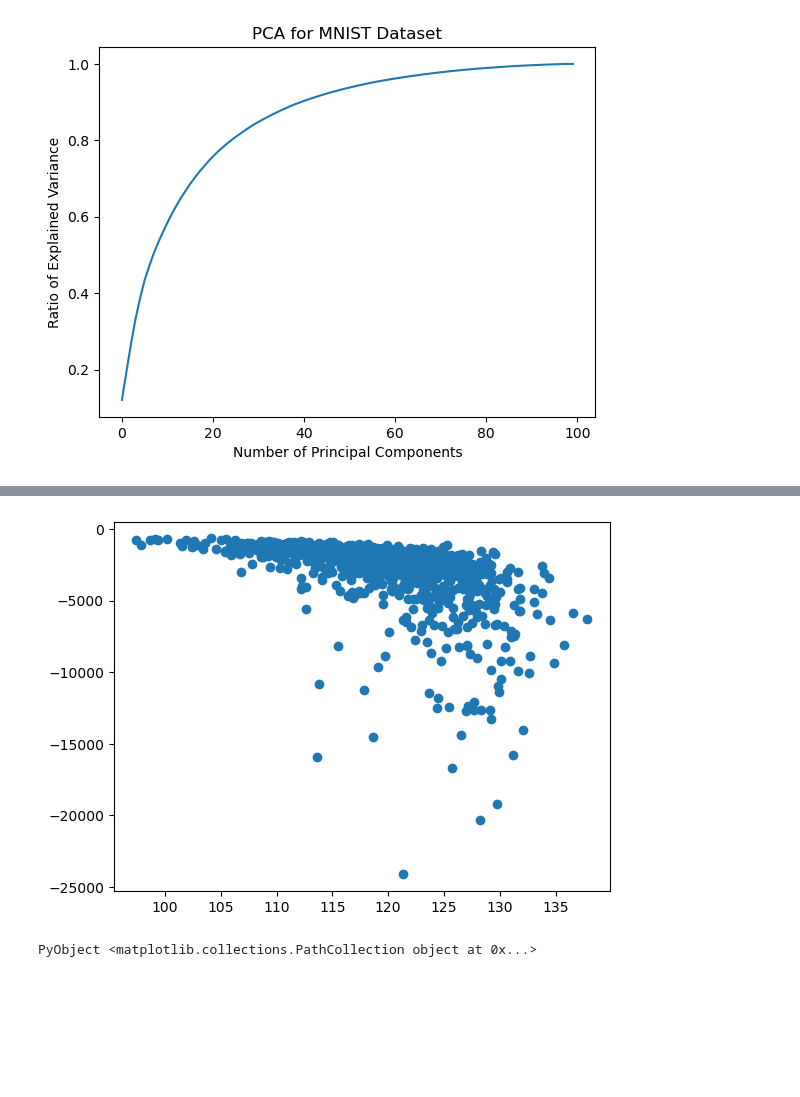
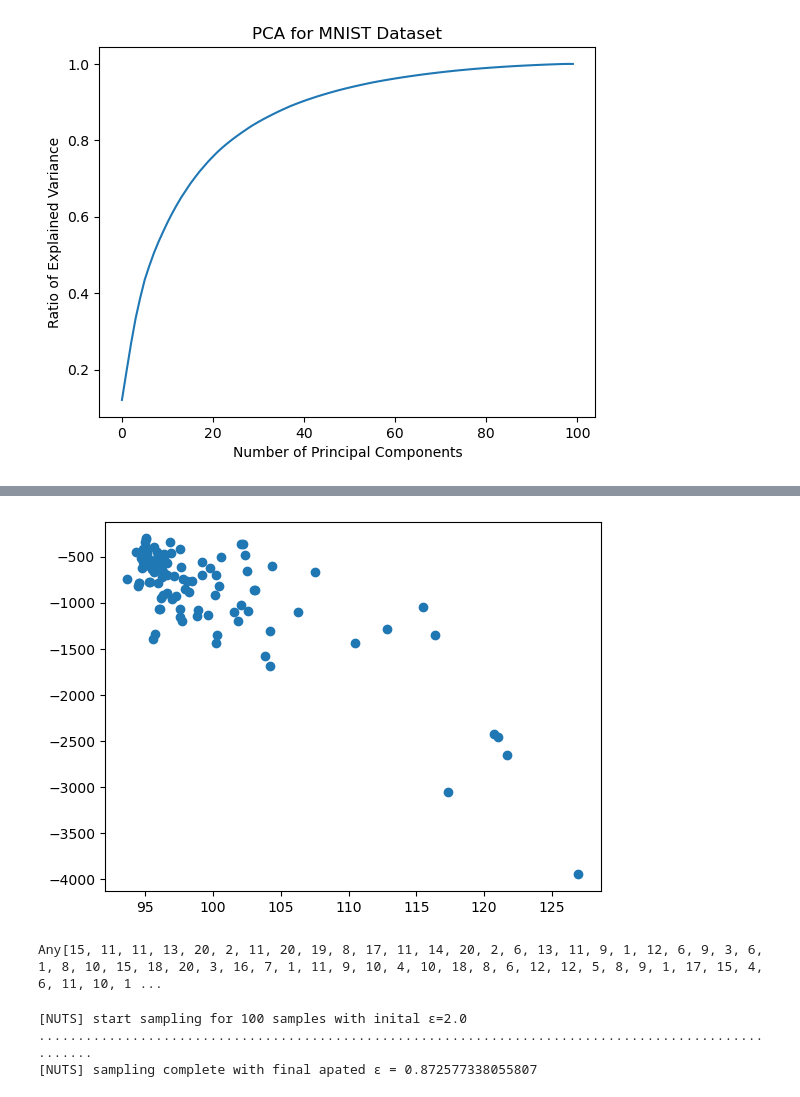
Before and after one commit to jberezow/OptDigits, a Jupyter notebook: Thesis-MNIST.ipynb, the cells around one changed output, grey strips where cells are left out. Saved outputs shown, nothing was run; the diff lists cells and outputs as text; code cells hidden in the pictures; blank space fills up the shorter version.

```diff
--- a/Thesis-MNIST.ipynb
+++ b/Thesis-MNIST.ipynb
@@ -59,7 +59,7 @@ plt.ylabel("Ratio of Explained Variance");
 [figure]
 # %%
 #Get PCA Transform for x
-dims = 50
+dims = 25
 x_pca = fit(PCA,x,maxoutdim=dims)
 xt = transform(x_pca,x)
 
@@ -100,7 +100,7 @@ k_list = [Int(i) for i in 1:k_range]
 # %%
 #New Softmax
 function softmax_(arr::AbstractArray)
-    ex = mapslices(x -> exp.(x),arr,dims=1)
+    ex = mapslices(x -> exp.(0.1.*x),arr,dims=1)
     rows, cols = size(arr)
     val = similar(ex)
     for i in 1:cols
@@ -276,5 +270,6 @@ test_acc = sum([y[i] == results[i] for i=1:length(y)])
 # %%
 include("proposals.jl")
+obs[(:k,1)] = 1
 (best_trace,) = generate(classifier, (xt,), obs)
 new_trace,q = node_birth(best_trace)
 display(reshape(best_trace[(:W,1)], best_trace[(:k,1)], d))
@@ -310,19 +299,19 @@ New trace Accuracy: 6
 # %%
 include("proposals.jl")
-(best_trace,) = generate(classifier, (xt,), obs)
+
 println("Current k: $(best_trace[(:k,1)])")
-new_trace,q = node_death(best_trace)
-display(reshape(best_trace[(:W,1)], best_trace[(:k,1)], d))
+new_trace2,q = node_death(new_trace)
 display(reshape(new_trace[(:W,1)], new_trace[(:k,1)], d))
-println(get_score(best_trace))
+display(reshape(new_trace2[(:W,1)], new_trace2[(:k,1)], d))
 println(get_score(new_trace))
+println(get_score(new_trace2))
 
-test_labels = G(xt,best_trace)
+test_labels = G(xt,new_trace)
 results = label_output(test_labels)
 test_acc = sum([y[i] == results[i] for i=1:length(y)])
 println("Old trace Accuracy: $test_acc")
 
-test_labels = G(xt,new_trace)
+test_labels = G(xt,new_trace2)
 results = label_output(test_labels)
 test_acc = sum([y[i] == results[i] for i=1:length(y)])
 println("New trace Accuracy: $test_acc")
@@ -350,23 +355,31 @@ New trace Accuracy: 11
 # %%
 #Test Likelihood
-obs[(:k,1)] = 10
+obs_master = choicemap()::ChoiceMap
+for i=1:length(y)
+    obs_master[(:y,i)] = y[i]
+end
+obs = obs_master;
+
 scores = []
 accs = []
-for i = 1:1000
+ks = []
+for i = 1:100
     (trace,) = generate(classifier, (xt,), obs)
+    push!(ks,trace[(:k,1)])
     push!(scores,get_score(trace))
     test_labels = G(xt,trace)
     results = label_output(test_labels)
     test_acc = sum([y[i] == results[i] for i=1:length(y)])/length(y)
     test_acc = sum([euclidean(yt[:,j],test_labels[:,j]) for j=1:length(y)])
     push!(accs,test_acc)
 end
 
 scatter(accs,scores)
 #plt.ylim(-2000,0)
+println(ks)
 # %% [output]
-[figure, old version]
+[figure, new version]
-PyObject <matplotlib.collections.PathCollection object at 0x...>
+Any[15, 11, 11, 13, 20, 2, 11, 20, 19, 8, 17, 11, 14, 20, 2, 6, 13, 11, 9, 1, 12, 6, 9, 3, 6, 1, 8, 10, 15, 18, 20, 3, 16, 7, 1, 11, 9, 10, 4, 10, 18, 8, 6, 12, 12, 5, 8, 9, 1, 17, 15, 4, 6, 11, 10, 1 ...
 # %%
 include("NUTS.jl")
 (best_trace,) = generate(classifier, (xt,), obs)
@@ -377,6 +390,10 @@ for i=1:l+1 #Number of Layers
     push!(param_selection, (:b,i))
 end
 traces = NUTS(best_trace, param_selection, 0.65, 100, 3, true);
+# %% [output]
+[NUTS] start sampling for 100 samples with inital ϵ=2.0
+....................................................................................................
+[NUTS] sampling complete with final apated ϵ = 0.872577338055807
 # %%
 #Straight NUTS
 include("NUTS.jl")
```
Also changed, not shown: parts of 17 cells of this notebook, 1 other file.
